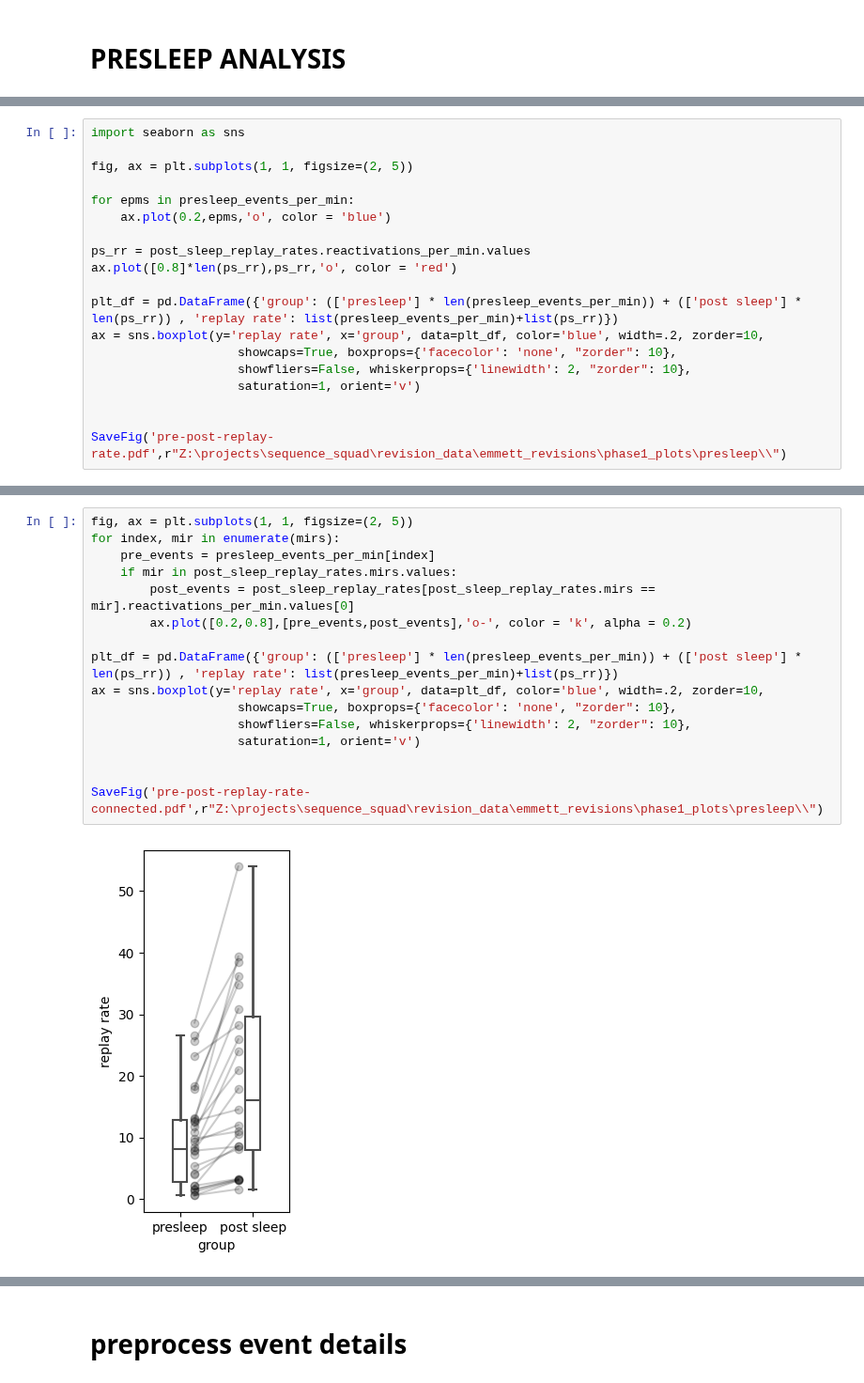
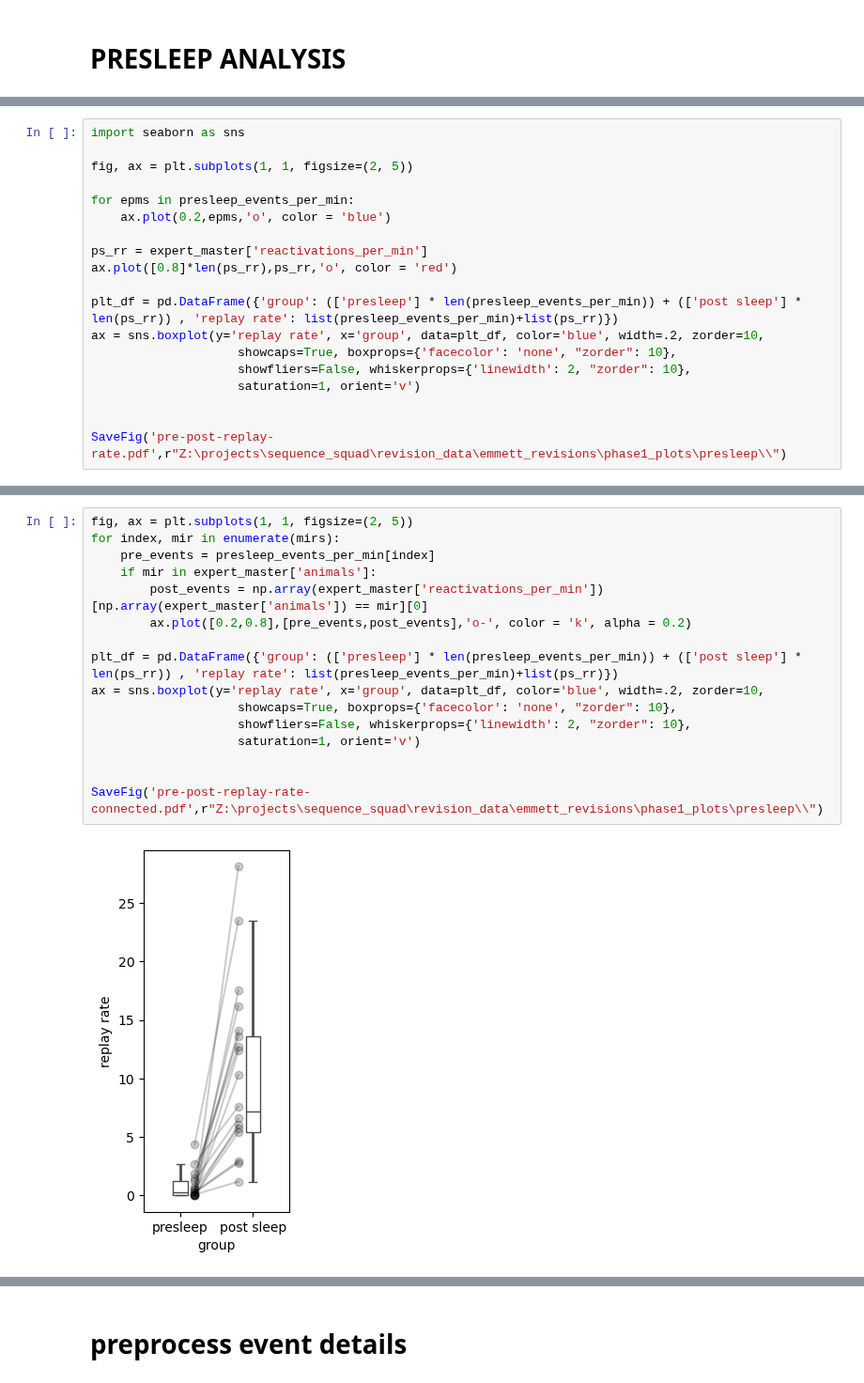
Before and after one commit to EmmettJT/sequences_analyse_PPSeq, a Jupyter notebook: revision_analysis/pre_sleep/Presleep_analysis.ipynb, the cells around one changed output, grey strips where cells are left out. Shown at 94% size. Saved outputs shown, nothing was run; the diff lists cells and outputs as text.

```diff
--- a/revision_analysis/pre_sleep/Presleep_analysis.ipynb
+++ b/revision_analysis/pre_sleep/Presleep_analysis.ipynb
@@ -63,7 +193,7 @@ fig, ax = plt.subplots(1, 1, figsize=(2, 5))
 for epms in presleep_events_per_min:
     ax.plot(0.2,epms,'o', color = 'blue')
 
-ps_rr = post_sleep_replay_rates.reactivations_per_min.values
+ps_rr = expert_master['reactivations_per_min']
 ax.plot([0.8]*len(ps_rr),ps_rr,'o', color = 'red')
 
 plt_df = pd.DataFrame({'group': (['presleep'] * len(presleep_events_per_min)) + (['post sleep'] * len(ps_rr)) , 'replay rate': list(presleep_events_per_min)+list(ps_rr)})
@@ -93,21 +209,21 @@ RanksumsResult(statistic=-2.6452936873802777, pvalue=0.00816200426767409)
 # %%
 fig, ax = plt.subplots(1, 1, figsize=(2, 5))
 for index, mir in enumerate(mirs):
     pre_events = presleep_events_per_min[index]
-    if mir in post_sleep_replay_rates.mirs.values:
-        post_events = post_sleep_replay_rates[post_sleep_replay_rates.mirs == mir].reactivations_per_min.values[0]
+    if mir in expert_master['animals']:
+        post_events = np.array(expert_master['reactivations_per_min'])[np.array(expert_master['animals']) == mir][0]
         ax.plot([0.2,0.8],[pre_events,post_events],'o-', color = 'k', alpha = 0.2)
 
 plt_df = pd.DataFrame({'group': (['presleep'] * len(presleep_events_per_min)) + (['post sleep'] * len(ps_rr)) , 'replay rate': list(presleep_events_per_min)+list(ps_rr)})
 ax = sns.boxplot(y='replay rate', x='group', data=plt_df, color='blue', width=.2, zorder=10,
                     showcaps=True, boxprops={'facecolor': 'none', "zorder": 10},
                     showfliers=False, whiskerprops={'linewidth': 2, "zorder": 10},
                     saturation=1, orient='v')
 
 
 SaveFig('pre-post-replay-rate-connected.pdf',r"Z:\projects\sequence_squad\revision_data\emmett_revisions\phase1_plots\presleep\\")
 # %% [output]
-[figure, old version]
+[figure, new version]
 # %%
 fig, ax = plt.subplots(1, 1, figsize=(2, 5))
 diffs = []
```
Also changed, not shown: parts of 17 cells of this notebook, 4 other files.
